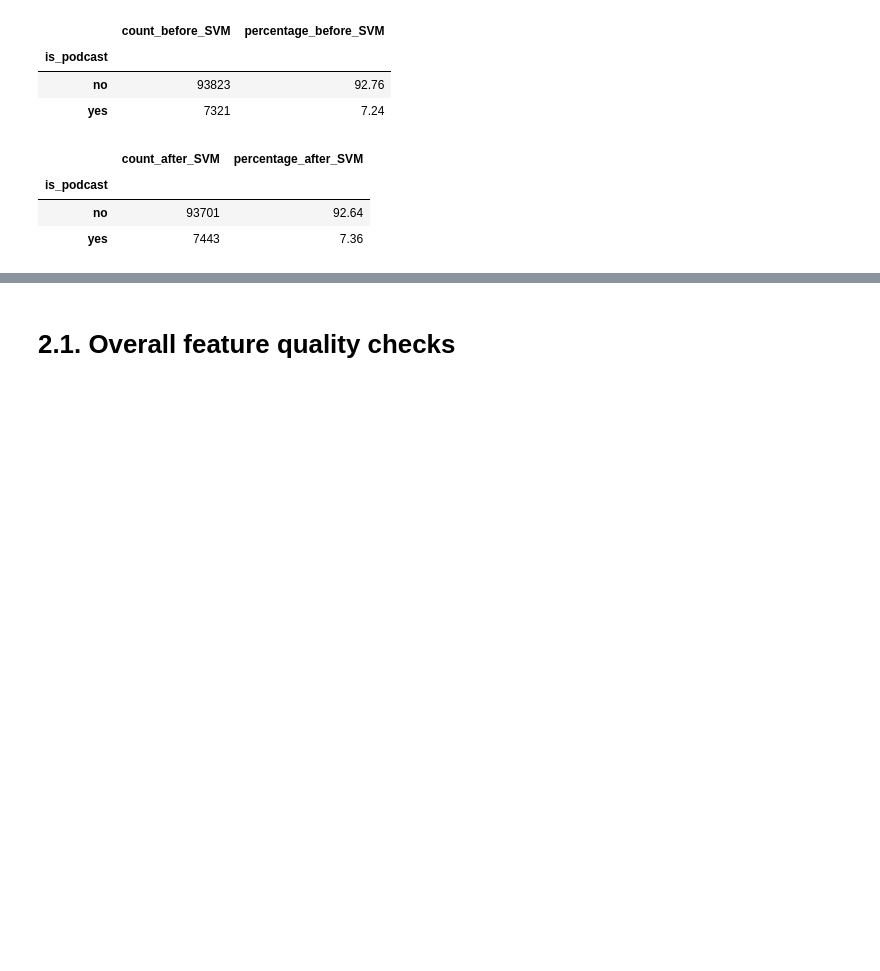
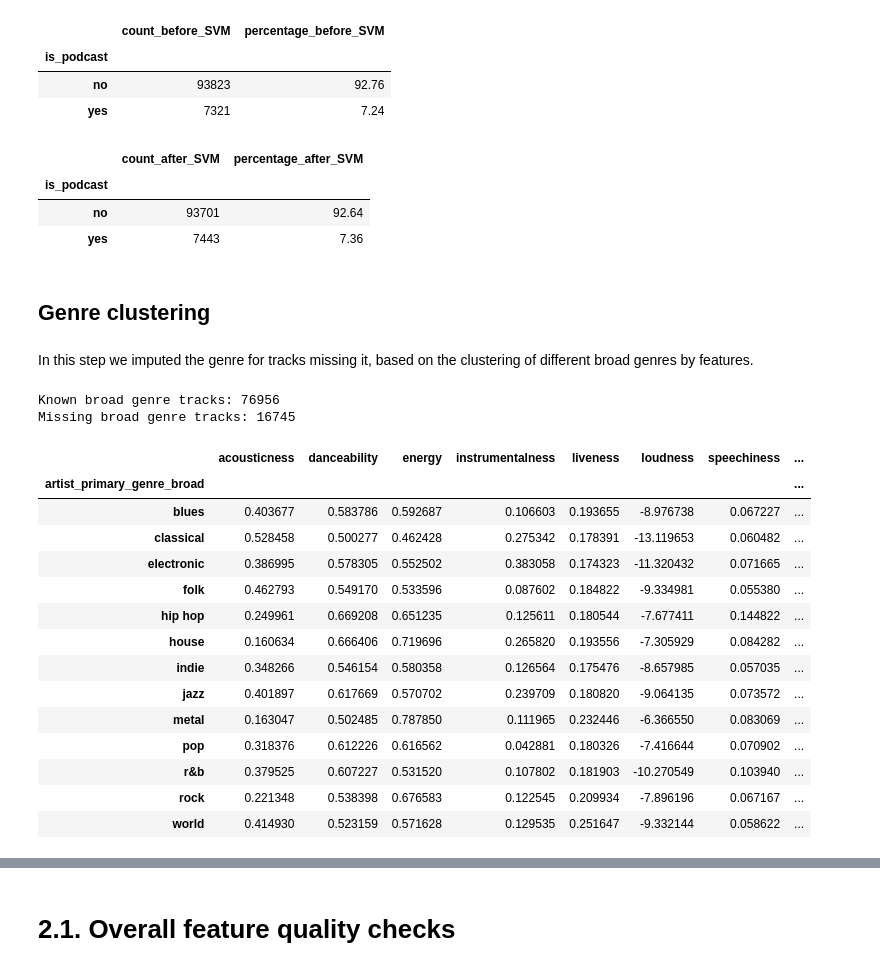
Before and after one commit to ds25m025edbertolima/soe-spotify, a Jupyter notebook: notebooks/4-exploratory-data-analysis.ipynb, the cells around one changed output, grey strips where cells are left out. Drawn from its saved outputs; the diff is of its cells as text; code cells hidden in the pictures; blank space fills up the shorter version.

Commit message:
genre was added based on tracks

```diff
--- a/notebooks/4-exploratory-data-analysis.ipynb
+++ b/notebooks/4-exploratory-data-analysis.ipynb
@@ -497,3 +497,65 @@ podcast_summary
 | is_podcast |  |  |
 | no | 93701 | 92.64 |
 | yes | 7443 | 7.36 |
+# %% [markdown]
+## Genre clustering
+# %% [markdown]
+In this step we imputed the genre for tracks missing it, based on the clustering of different broad genres by features.
+# %%
+# Work only with music tracks
+df_music = df_tracks[df_tracks["is_podcast"] == "no"].copy()
+
+target_genre_col = "artist_primary_genre_broad"
+
+# Define missing broad genre
+missing_genre_mask = (
+    df_music[target_genre_col].isna()
+    | (df_music[target_genre_col].astype(str).str.strip() == "")
+)
+
+df_known_genre = df_music[~missing_genre_mask].copy()
+df_missing_genre = df_music[missing_genre_mask].copy()
+
+print("Known broad genre tracks:", df_known_genre.shape[0])
+print("Missing broad genre tracks:", df_missing_genre.shape[0])
+
+genre_features = [
+    "acousticness",
+    "danceability",
+    "energy",
+    "instrumentalness",
+    "liveness",
+    "loudness",
+    "speechiness",
+    "tempo",
+    "valence"
+]
+
+genre_features = [col for col in genre_features if col in df_tracks.columns]
+
+genre_profiles = (
+    df_known_genre
+    .groupby(target_genre_col)[genre_features]
+    .mean()
+    .dropna()
+)
+
+genre_profiles
+# %% [output]
+Known broad genre tracks: 76956
+Missing broad genre tracks: 16745
+|  | acousticness | danceability | energy | instrumentalness | liveness | loudness | speechiness | ... |
+| artist_primary_genre_broad |  |  |  |  |  |  |  | ... |
+| blues | 0.403677 | 0.583786 | 0.592687 | 0.106603 | 0.193655 | -8.976738 | 0.067227 | ... |
+| classical | 0.528458 | 0.500277 | 0.462428 | 0.275342 | 0.178391 | -13.119653 | 0.060482 | ... |
+| electronic | 0.386995 | 0.578305 | 0.552502 | 0.383058 | 0.174323 | -11.320432 | 0.071665 | ... |
+| folk | 0.462793 | 0.549170 | 0.533596 | 0.087602 | 0.184822 | -9.334981 | 0.055380 | ... |
+| hip hop | 0.249961 | 0.669208 | 0.651235 | 0.125611 | 0.180544 | -7.677411 | 0.144822 | ... |
+| house | 0.160634 | 0.666406 | 0.719696 | 0.265820 | 0.193556 | -7.305929 | 0.084282 | ... |
+| indie | 0.348266 | 0.546154 | 0.580358 | 0.126564 | 0.175476 | -8.657985 | 0.057035 | ... |
+| jazz | 0.401897 | 0.617669 | 0.570702 | 0.239709 | 0.180820 | -9.064135 | 0.073572 | ... |
+| metal | 0.163047 | 0.502485 | 0.787850 | 0.111965 | 0.232446 | -6.366550 | 0.083069 | ... |
+| pop | 0.318376 | 0.612226 | 0.616562 | 0.042881 | 0.180326 | -7.416644 | 0.070902 | ... |
+| r&b | 0.379525 | 0.607227 | 0.531520 | 0.107802 | 0.181903 | -10.270549 | 0.103940 | ... |
+| rock | 0.221348 | 0.538398 | 0.676583 | 0.122545 | 0.209934 | -7.896196 | 0.067167 | ... |
+| world | 0.414930 | 0.523159 | 0.571628 | 0.129535 | 0.251647 | -9.332144 | 0.058622 | ... |
```
Also changed, not shown: parts of 4 cells of this notebook.
